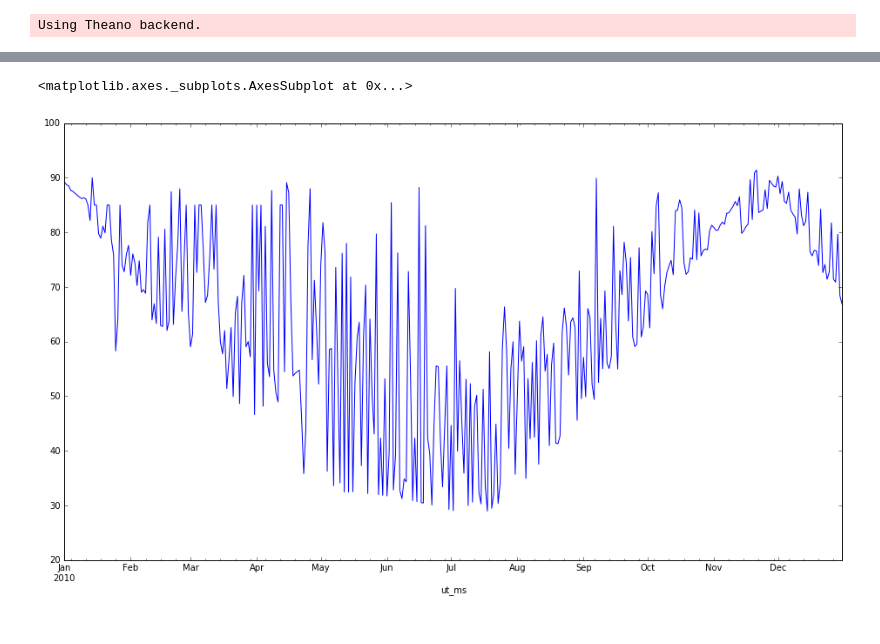
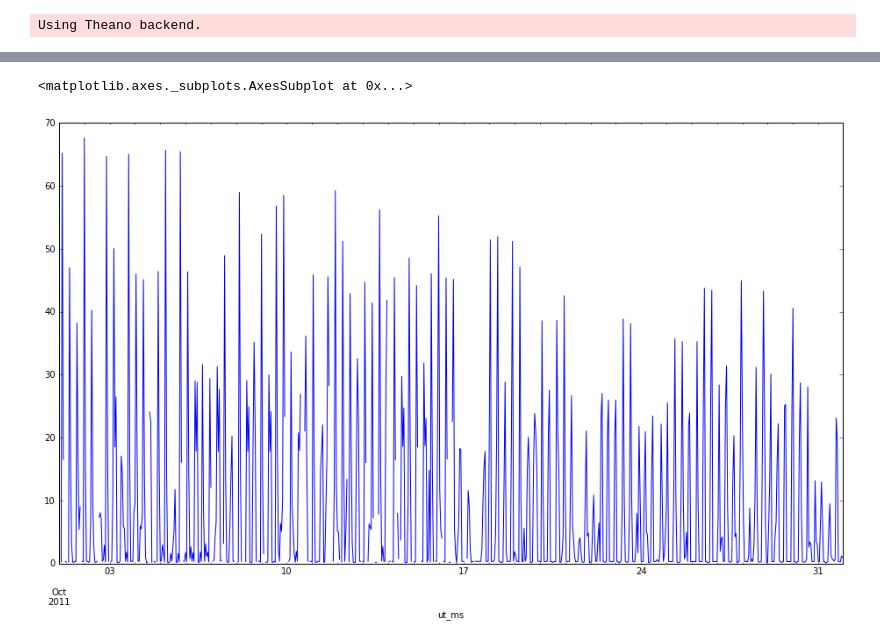
Before and after one commit to ktrnka/mars-express, a Jupyter notebook: src/data exploration.ipynb, the cells around one changed output, grey strips where cells are left out. Saved outputs shown, nothing was run; the diff lists cells and outputs as text; code cells hidden in the pictures.

```diff
--- a/src/data exploration.ipynb
+++ b/src/data exploration.ipynb
@@ -49,7 +29,7 @@ evtf_data = load_series(find_files(path, "evtf"))
 dmop_data = load_series(find_files(path, "dmop"))
 ftl_data = load_series(find_files(path, "ftl"))
 # %%
-saaf_data.sx["2010"].resample("1D").max().plot(figsize=(16,9))
+saaf_data.sa["2011-10"].resample("1H").mean().plot(figsize=(16,9))
 # %% [output]
 <matplotlib.axes._subplots.AxesSubplot at 0x...>
-[figure, old version]
+[figure, new version]
```
Also changed, not shown: parts of 4 cells of this notebook, 1 other file.
